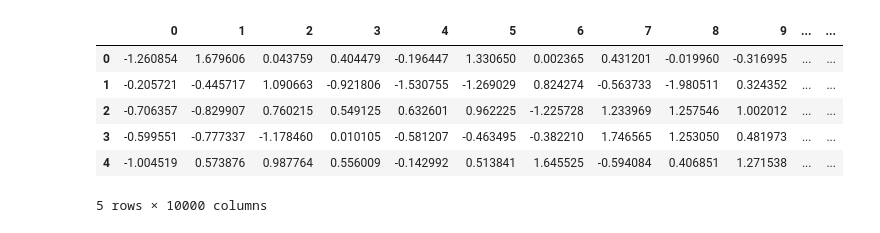
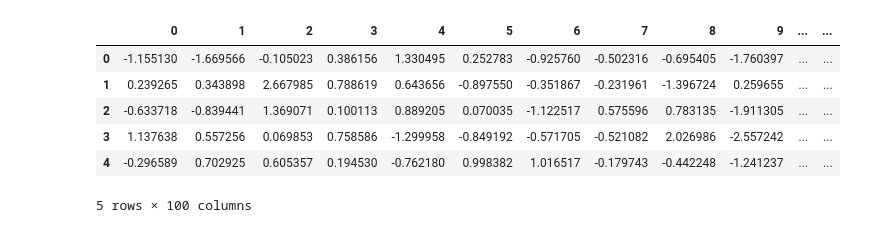
Before and after one commit to braaannigan/performance-data-science, a Jupyter notebook: dataframes/pandasNumpy.ipynb, the cells around one changed output. Cells and saved outputs as stored; diff of their text form; code cells hidden in the pictures.

```diff
--- a/dataframes/pandasNumpy.ipynb
+++ b/dataframes/pandasNumpy.ipynb
@@ -2,17 +2,17 @@
 import numpy as np
 import pandas as pd
 # %%
-N = 10000
+N = 100
 df = pd.DataFrame(np.random.standard_normal((N,N)))
 df.head()
 # %% [output]
 |  | 0 | 1 | 2 | 3 | 4 | 5 | 6 | 7 | 8 | 9 | ... | ... |
-| 0 | -1.260854 | 1.679606 | 0.043759 | 0.404479 | -0.196447 | 1.330650 | 0.002365 | 0.431201 | -0.019960 | -0.316995 | ... | ... |
-| 1 | -0.205721 | -0.445717 | 1.090663 | -0.921806 | -1.530755 | -1.269029 | 0.824274 | -0.563733 | -1.980511 | 0.324352 | ... | ... |
-| 2 | -0.706357 | -0.829907 | 0.760215 | 0.549125 | 0.632601 | 0.962225 | -1.225728 | 1.233969 | 1.257546 | 1.002012 | ... | ... |
-| 3 | -0.599551 | -0.777337 | -1.178460 | 0.010105 | -0.581207 | -0.463495 | -0.382210 | 1.746565 | 1.253050 | 0.481973 | ... | ... |
-| 4 | -1.004519 | 0.573876 | 0.987764 | 0.556009 | -0.142992 | 0.513841 | 1.645525 | -0.594084 | 0.406851 | 1.271538 | ... | ... |
+| 0 | -1.155130 | -1.669566 | -0.105023 | 0.386156 | 1.330495 | 0.252783 | -0.925760 | -0.502316 | -0.695405 | -1.760397 | ... | ... |
+| 1 | 0.239265 | 0.343898 | 2.667985 | 0.788619 | 0.643656 | -0.897550 | -0.351867 | -0.231961 | -1.396724 | 0.259655 | ... | ... |
+| 2 | -0.633718 | -0.839441 | 1.369071 | 0.100113 | 0.889205 | 0.070035 | -1.122517 | 0.575596 | 0.783135 | -1.911305 | ... | ... |
+| 3 | 1.137638 | 0.557256 | 0.069853 | 0.758586 | -1.299958 | -0.849192 | -0.571705 | -0.521082 | 2.026986 | -2.557242 | ... | ... |
+| 4 | -0.296589 | 0.702925 | 0.605357 | 0.194530 | -0.762180 | 0.998382 | 1.016517 | -0.179743 | -0.442248 | -1.241237 | ... | ... |
-5 rows × 10000 columns
+5 rows × 100 columns
 # %%
 def squarePandas(df):
     return df**2
```
Also changed, not shown: parts of 3 cells of this notebook, 3 other files.
